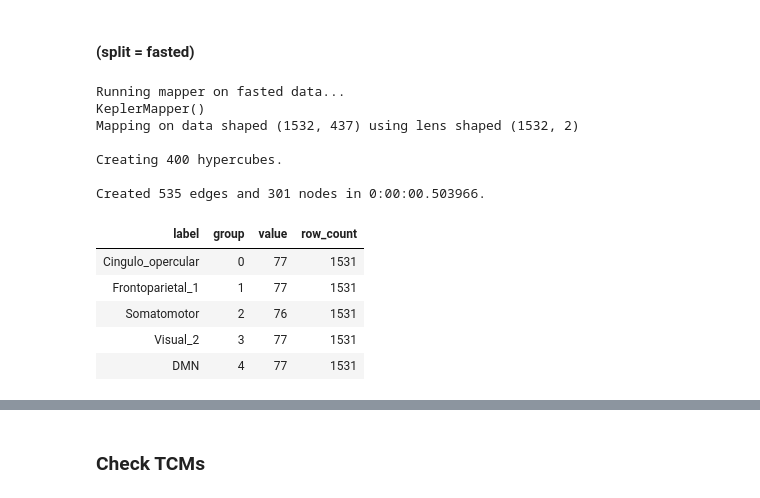
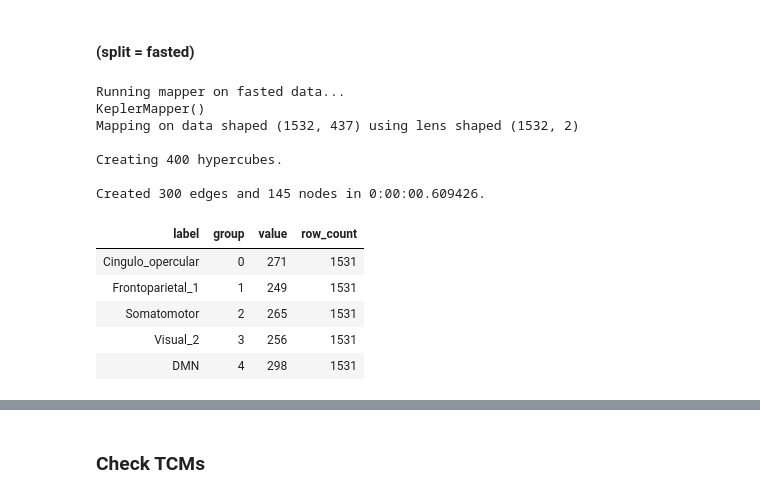
Before and after one commit to calebgeniesse/caffeine-mapper, a Jupyter notebook: fedvfast-caleb-mini.ipynb, the cells around one changed output, grey strips where cells are left out. Saved outputs shown, nothing was run; the diff lists cells and outputs as text; code cells hidden in the pictures.

```diff
--- a/fedvfast-caleb-mini.ipynb
+++ b/fedvfast-caleb-mini.ipynb
@@ -40,7 +40,7 @@ INFO:root:      keeping: 437 (regions)
 # %% [markdown]
 Load temporal masks and remove TRs with excessive motion. Additionally, remove parcels that do not belong to major RSNs.
 # %%
-splits = get_data_splits(sessions, zscore=True, groupby='day_of_week', groups={2:'fast', 4:'fed'}, density=0.05)
+splits = get_data_splits(sessions, zscore=True, groupby='day_of_week', groups={2:'fast', 4:'fed'}, threshold=0.5, density=None)
 
 print('splits: ', splits.keys())
 # %% [output]
@@ -50,6 +50,8 @@ print('splits: ', splits.keys())
 splits:  dict_keys(['day_of_week_0', 'fast', 'fed'])
 # %% [markdown]
 ## Generate $MAPPER$ graphs
+# %%
+results = Bunch()
 # %% [markdown]
 ### Start local server for visualization
 # %%
@@ -61,2 +63,15 @@ Starting job # 0 in a separate thread.
 # %% [markdown]
 ### Run Mapper in temporal space - create one super graph for both fed and fasted
+# %%
+def get_cover(reso=20, gain=0.8, n_components=2):
+    bounds = [[-(gain/reso), 1+(gain/reso)] for _ in range(n_components)]
+    print('reso={}  gain={}  limits={}'.format(reso, gain, bounds))
+    return km.Cover(reso, gain, limits=bounds)
+
+# init cover, cluster
+projection = PCA(n_components=2)
+cover = get_cover(20, 0.67, n_components=projection.n_components)
+clusterer = HDBSCAN(min_cluster_size=5, allow_single_cluster=True)
+
+# for visualization
+path_html_fmt = 'results/{}_n10_rsn5_pca2_scan5_r20_g0.67.html'
@@ -66,11 +83,14 @@ Starting job # 0 in a separate thread.
 # Run Mapper/DyNeuSR
 print('Running mapper on fed data...')
 try:
-    splits.fed.lens = results_fed.get('lens')
+    splits.fed.lens = results.fed.get('lens')
     print('*** Found lens... (set lens=None to re-run)')
 except:
     splits.fed.lens = None
-results_fed = run_mapper(splits.fed.X, splits.fed.RSN, lens=splits.fed.lens, verbose=1, cover=km.Cover(20,0.8))
+results.fed = run_mapper(
+    splits.fed.X, splits.fed.RSN, lens=splits.fed.lens, verbose=1,
+    projection=projection, cover=cover, clusterer=clusterer,
+    )
 # %% [output]
 Running mapper on fed data...
 KeplerMapper()
@@ -102,25 +122,28 @@ DyNeuGraph()
 # %%
 # Run Mapper/DyNeuSR
 print('Running mapper on fasted data...')
 try:
-    splits.fast.lens = results_fast.get('lens')
+    splits.fast.lens = results.fast.get('lens')
     print('*** Found lens... (set lens=None to re-run)')
 except:
     splits.fast.lens = None
-results_fast = run_mapper(splits.fast.X, splits.fast.RSN, lens=splits.fast.lens, verbose=1, cover=km.Cover(20,0.8))
+results.fast = run_mapper(
+    splits.fast.X, splits.fast.RSN, lens=splits.fast.lens, verbose=1,
+    projection=projection, cover=cover, clusterer=clusterer,
+    )
 # %% [output]
 Running mapper on fasted data...
 KeplerMapper()
 Mapping on data shaped (1532, 437) using lens shaped (1532, 2)
 
 Creating 400 hypercubes.
 
-Created 535 edges and 301 nodes in 0:00:00.503966.
+Created 300 edges and 145 nodes in 0:00:00.609426.
 | label | group | value | row_count |
-| Cingulo_opercular | 0 | 77 | 1531 |
-| Frontoparietal_1 | 1 | 77 | 1531 |
-| Somatomotor | 2 | 76 | 1531 |
-| Visual_2 | 3 | 77 | 1531 |
-| DMN | 4 | 77 | 1531 |
+| Cingulo_opercular | 0 | 271 | 1531 |
+| Frontoparietal_1 | 1 | 249 | 1531 |
+| Somatomotor | 2 | 265 | 1531 |
+| Visual_2 | 3 | 256 | 1531 |
+| DMN | 4 | 298 | 1531 |
 # %%
 # Visualize DyNeuGraph
```
Also changed, not shown: parts of 25 cells of this notebook, 11 other files.
